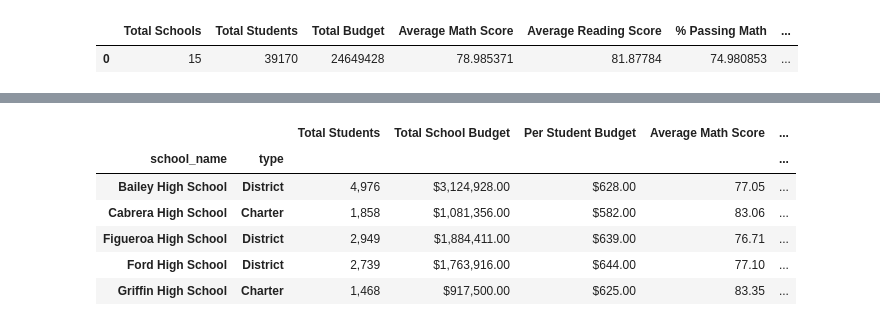
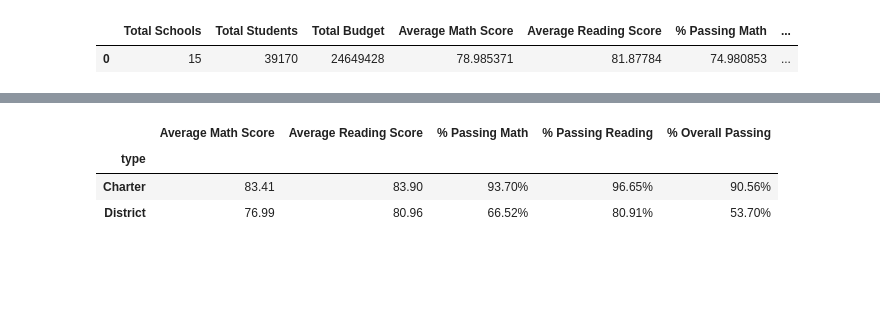
Before and after one commit to drewpgilmore/pandas-challenge, a Jupyter notebook: PyCitySchools.ipynb, the cells around one changed output, grey strips where cells are left out. Saved outputs shown, nothing was run; the diff lists cells and outputs as text; code cells hidden in the pictures; blank space fills up the shorter version.

```diff
--- a/PyCitySchools.ipynb
+++ b/PyCitySchools.ipynb
@@ -65,44 +238,29 @@ school_list.head()
 # %%
-school_summary = pd.DataFrame({
-    'Total Students': (
-        school_data_complete.groupby(['school_name', 'type'])['student_name'].count()
-                      ).astype(int).map("{:,.0f}".format),
-    'Total School Budget': (
-        school_data_complete.groupby(['school_name', 'type'])['budget'].sum()
-        /school_data_complete.groupby('school_name')['budget'].count()
-                           ).astype(float).map("${:,.2f}".format),
-    'Per Student Budget': (
-        (school_data_complete.groupby(['school_name', 'type'])['budget'].sum()
-        /school_data_complete.groupby('school_name')['budget'].count())
-        /school_data_complete.groupby('school_name')['student_name'].count()
-                          ).astype(float).map("${:,.2f}".format),
+#scores by school type
+scores_by_school_type = pd.DataFrame({
     'Average Math Score': (
-        school_data_complete.groupby(['school_name', 'type'])['math_score'].mean()
-                          ).astype(float).map("{:.2f}".format),
+        school_data_complete.groupby('type')['math_score'].mean()
+        ).astype(float).map('{:.2f}'.format),
     'Average Reading Score': (
-        school_data_complete.groupby(['school_name', 'type'])['reading_score'].mean()
-                             ).astype(float).map("{:.2f}".format),
+        school_data_complete.groupby('type')['reading_score'].mean()
+        ).astype(float).map('{:.2f}'.format),
     '% Passing Math': (
-        (school_data_complete[school_data_complete['math_score'] >= 70].groupby(['school_name', 'type'])['student_name'].count())
-        /school_data_complete.groupby(['school_name', 'type'])['student_name'].count()
-                      ).astype(float).map("{:.2%}".format),
+        (school_data_complete[school_data_complete['math_score'] >= 70].groupby('type')['student_name'].count())
+        /school_data_complete.groupby('type')['student_name'].count()
+        ).astype(float).map('{:.2%}'.format),
     '% Passing Reading': (
-        (school_data_complete[school_data_complete['reading_score'] >= 70].groupby(['school_name', 'type'])['student_name'].count())
-        /school_data_complete.groupby(['school_name', 'type'])['student_name'].count()
-                         ).astype(float).map("{:.2%}".format),
+        (school_data_complete[school_data_complete['reading_score'] >= 70].groupby('type')['student_name'].count())
+        /school_data_complete.groupby('type')['student_name'].count()
+        ).astype(float).map('{:.2%}'.format),
     '% Overall Passing': (
         (school_data_complete[(school_data_complete['math_score'] >= 70)
-        & (school_data_complete['reading_score'] >= 70)].groupby(['school_name', 'type'])['student_name'].count())
-        /school_data_complete.groupby(['school_name', 'type'])['student_name'].count()
-                        ).astype(float).map("{:.2%}".format),
+        & (school_data_complete['reading_score'] >= 70)].groupby('type')['student_name'].count())
+        /school_data_complete.groupby('type')['student_name'].count()
+        ).astype(float).map('{:.2%}'.format),
 })
-
-school_summary.head()
+scores_by_school_type
 # %% [output]
-|  |  | Total Students | Total School Budget | Per Student Budget | Average Math Score | ... |
-| school_name | type |  |  |  |  | ... |
-| Bailey High School | District | 4,976 | $3,124,928.00 | $628.00 | 77.05 | ... |
-| Cabrera High School | Charter | 1,858 | $1,081,356.00 | $582.00 | 83.06 | ... |
-| Figueroa High School | District | 2,949 | $1,884,411.00 | $639.00 | 76.71 | ... |
-| Ford High School | District | 2,739 | $1,763,916.00 | $644.00 | 77.10 | ... |
-| Griffin High School | Charter | 1,468 | $917,500.00 | $625.00 | 83.35 | ... |
+|  | Average Math Score | Average Reading Score | % Passing Math | % Passing Reading | % Overall Passing |
+| type |  |  |  |  |  |
+| Charter | 83.41 | 83.90 | 93.70% | 96.65% | 90.56% |
+| District | 76.99 | 80.96 | 66.52% | 80.91% | 53.70% |
```
Also changed, not shown: parts of 11 cells of this notebook, 1 other file.
